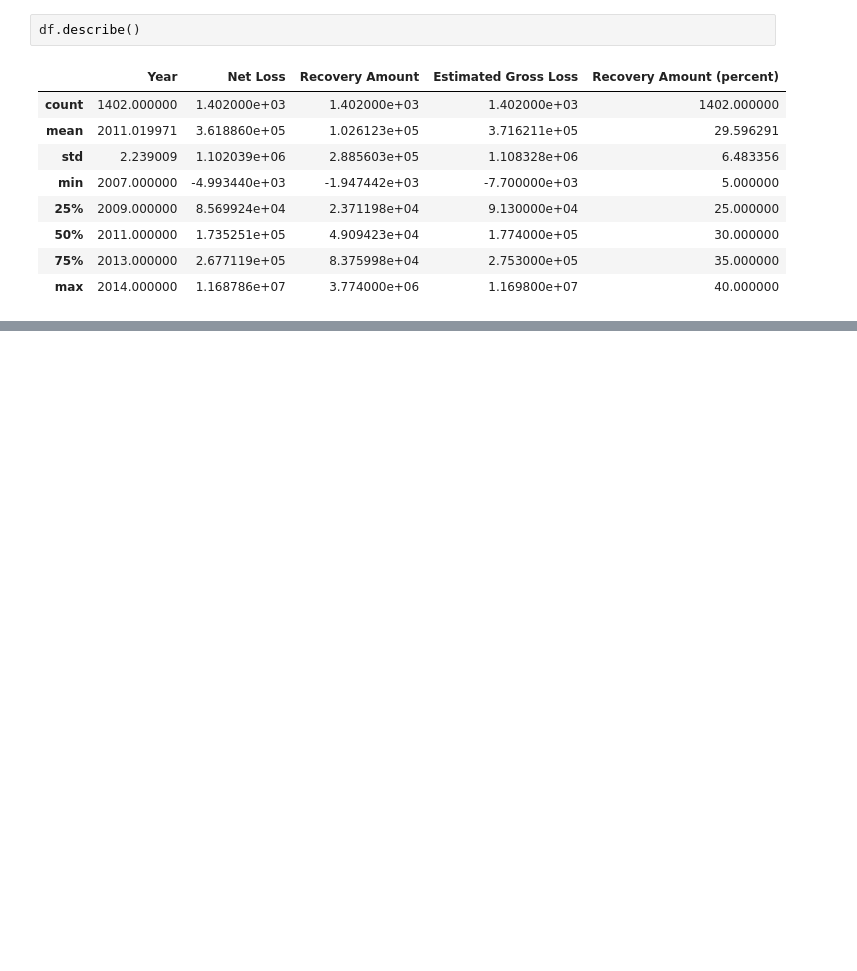
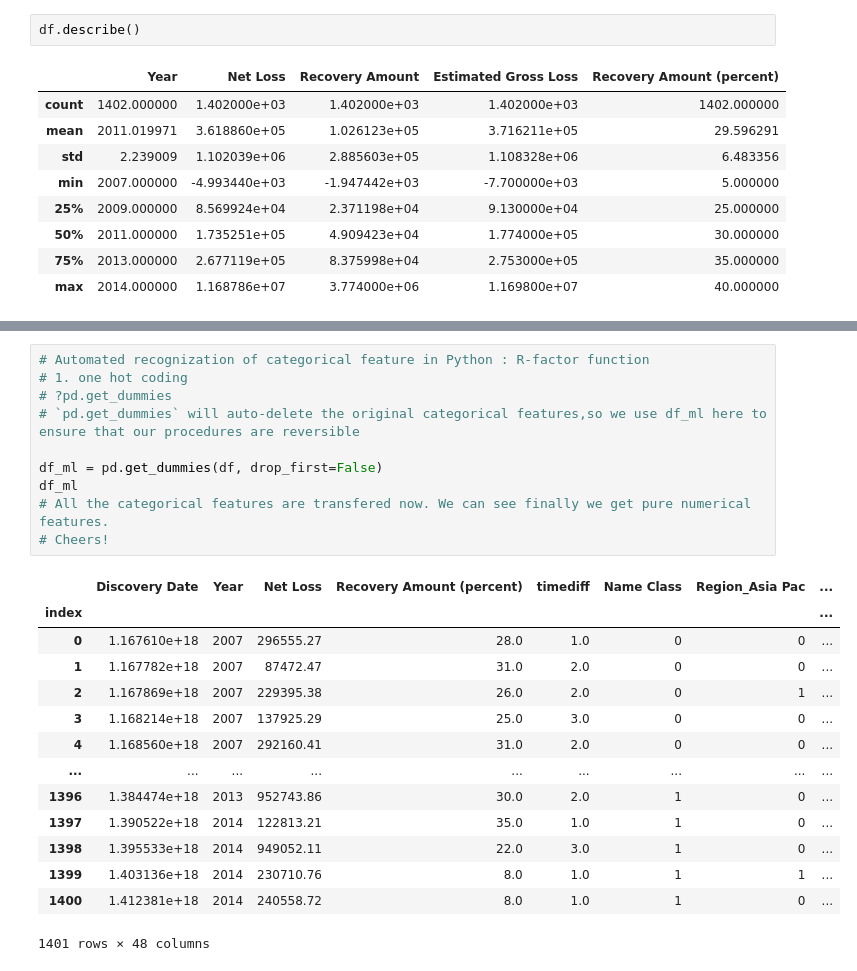
Before and after one commit to Pangbo15/SIQEF-RA-2020, a Jupyter notebook: SIQEF Assignment/scikit_learn/Banking loss predict UN/novice sklearn tutorial.ipynb, the cells around one changed output, grey strips where cells are left out. Cells and saved outputs as stored; diff of their text form; blank space fills up the shorter version.

```diff
--- a/SIQEF Assignment/scikit_learn/Banking loss predict UN/novice sklearn tutorial.ipynb
+++ b/SIQEF Assignment/scikit_learn/Banking loss predict UN/novice sklearn tutorial.ipynb
@@ -256,0 +508,25 @@ YouTubeVideo('hx3sNZG81O8', width=800, height=300)
+# %%
+# Automated recognization of categorical feature in Python : R-factor function
+# 1. one hot coding
+# ?pd.get_dummies
+# `pd.get_dummies` will auto-delete the original categorical features,so we use df_ml here to ensure that our procedures are reversible
+
+df_ml = pd.get_dummies(df, drop_first=False)
+df_ml
+# All the categorical features are transfered now. We can see finally we get pure numerical features.
+# Cheers!
+# %% [output]
+|  | Discovery Date | Year | Net Loss | Recovery Amount (percent) | timediff | Name Class | Region_Asia Pac | ... |
+| index |  |  |  |  |  |  |  | ... |
+| 0 | 1.167610e+18 | 2007 | 296555.27 | 28.0 | 1.0 | 0 | 0 | ... |
+| 1 | 1.167782e+18 | 2007 | 87472.47 | 31.0 | 2.0 | 0 | 0 | ... |
+| 2 | 1.167869e+18 | 2007 | 229395.38 | 26.0 | 2.0 | 0 | 1 | ... |
+| 3 | 1.168214e+18 | 2007 | 137925.29 | 25.0 | 3.0 | 0 | 0 | ... |
+| 4 | 1.168560e+18 | 2007 | 292160.41 | 31.0 | 2.0 | 0 | 0 | ... |
+| ... | ... | ... | ... | ... | ... | ... | ... | ... |
+| 1396 | 1.384474e+18 | 2013 | 952743.86 | 30.0 | 2.0 | 1 | 0 | ... |
+| 1397 | 1.390522e+18 | 2014 | 122813.21 | 35.0 | 1.0 | 1 | 0 | ... |
+| 1398 | 1.395533e+18 | 2014 | 949052.11 | 22.0 | 3.0 | 1 | 0 | ... |
+| 1399 | 1.403136e+18 | 2014 | 230710.76 | 8.0 | 1.0 | 1 | 1 | ... |
+| 1400 | 1.412381e+18 | 2014 | 240558.72 | 8.0 | 1.0 | 1 | 0 | ... |
+1401 rows × 48 columns
```
Also changed, not shown: parts of 80 cells of this notebook, 11 other files.
